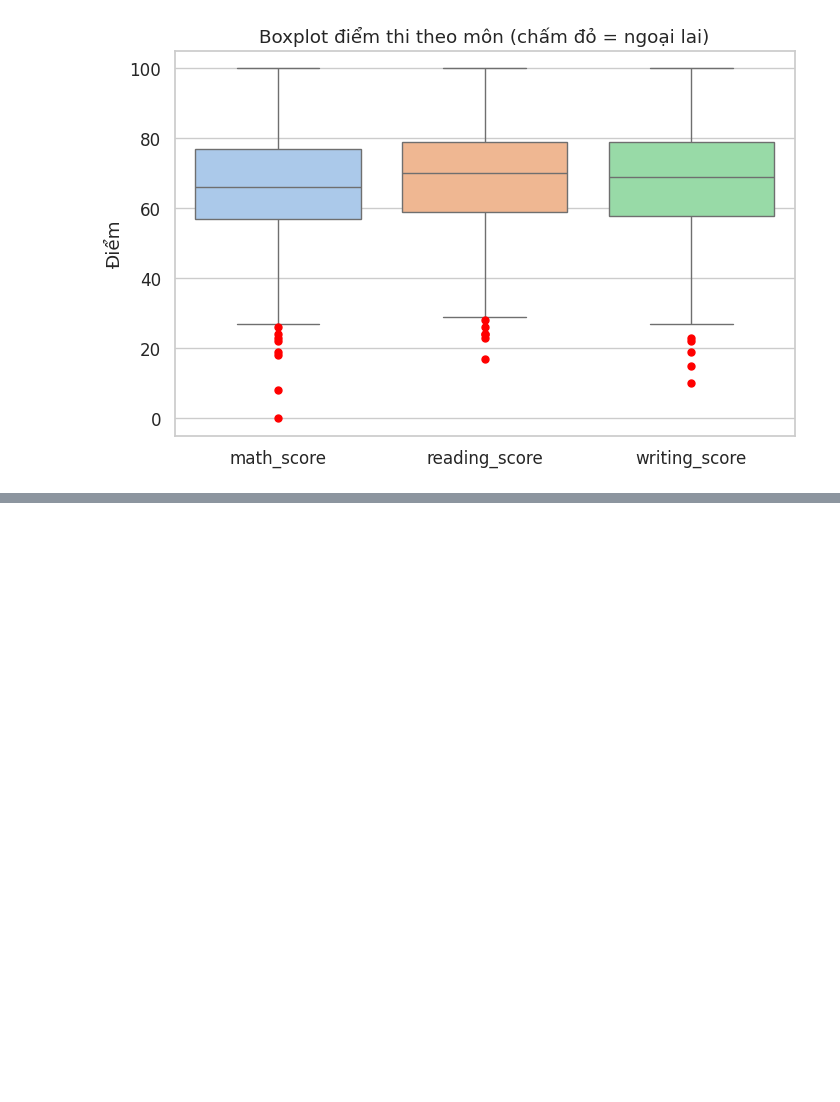
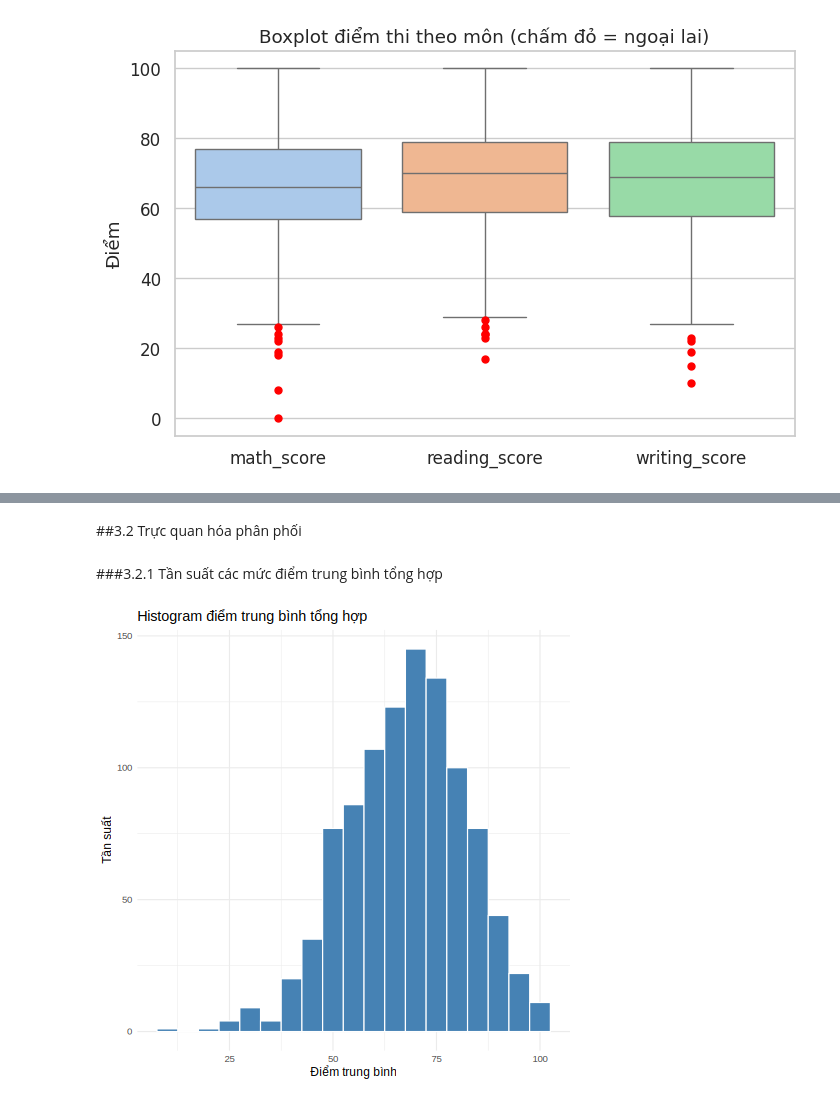
Before and after one commit to 25-DoThanQuocKhanh-24174600024/DHKL18A1HN_Do_An_Nhom_2_CD_3, a Jupyter notebook: Đồ_Án_1_Nhóm_2_2_DHKL18A1HN.ipynb, the cells around one changed output, grey strips where cells are left out. Saved outputs shown, nothing was run; the diff lists cells and outputs as text; code cells hidden in the pictures; blank space fills up the shorter version.

```diff
--- a/Đồ_Án_1_Nhóm_2_2_DHKL18A1HN.ipynb
+++ b/Đồ_Án_1_Nhóm_2_2_DHKL18A1HN.ipynb
@@ -953,0 +1000,14 @@ plt.show()
+# %% [markdown]
+##3.2 Trực quan hóa phân phối
+# %% [markdown]
+###3.2.1 Tần suất các mức điểm trung bình tổng hợp
+# %%
+%%R
+# [p32a] HISTOGRAM: tần suất các mức điểm trung bình tổng hợp (mỗi cột rộng 5 điểm)  -> plots/3.2a_histogram.png
+p32a <- ggplot(df, aes(average_score)) +
+  geom_histogram(binwidth = 5, fill = "steelblue", color = "white") +
+  labs(title = "Histogram điểm trung bình tổng hợp",
+       x = "Điểm trung bình", y = "Tần suất")
+save_plot(p32a, "3.2a_histogram")
+# %% [output]
+[figure, added]
```
Also changed, not shown: parts of 41 cells of this notebook.
